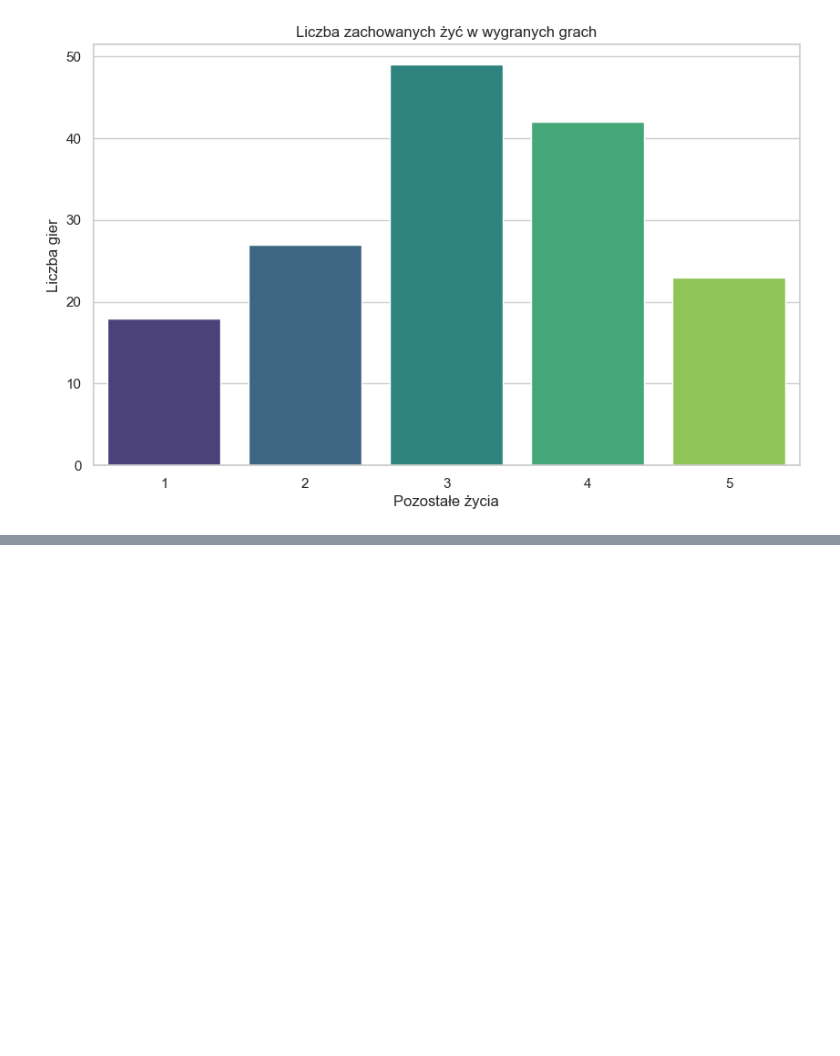
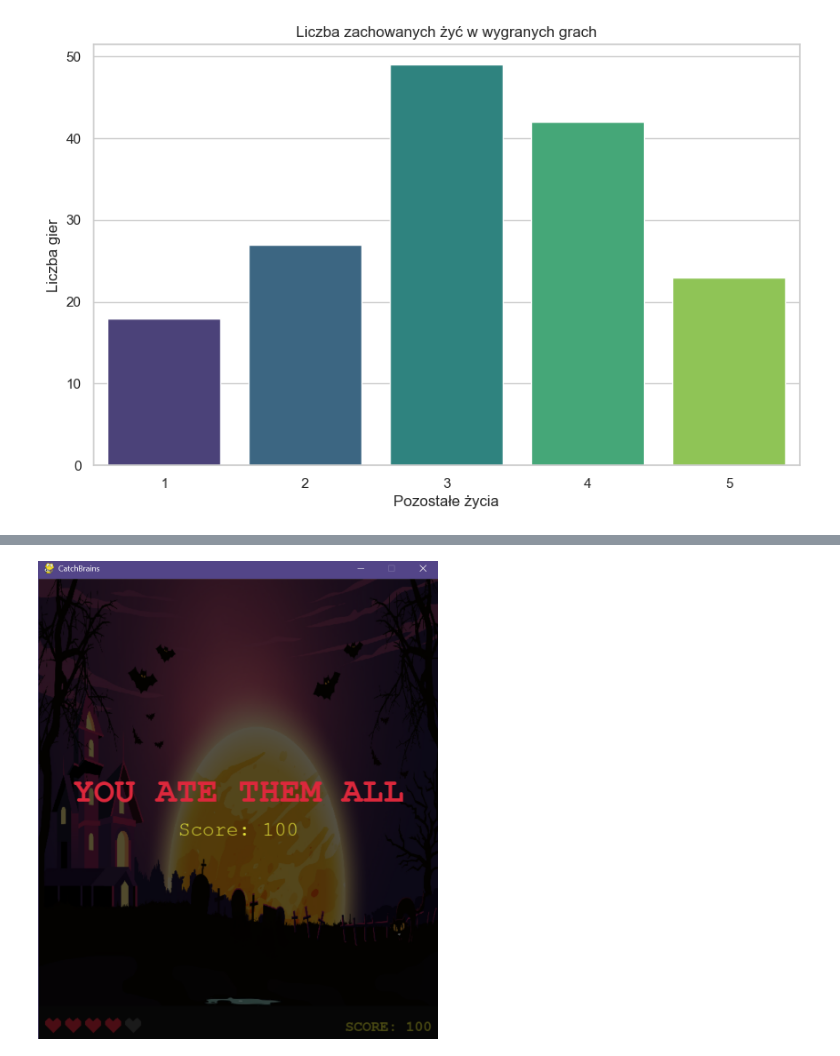
Before and after one commit to akaButter/Inteligencja-obliczeniowa, a Jupyter notebook: lab04/CatchBrains/raport04.ipynb, the cells around one changed output, grey strips where cells are left out. Cells and saved outputs as stored; diff of their text form; code cells hidden in the pictures; blank space fills up the shorter version.

```diff
--- a/lab04/CatchBrains/raport04.ipynb
+++ b/lab04/CatchBrains/raport04.ipynb
@@ -300,0 +388,4 @@ plt.show()
+# %%
+Image(filename='images/zombie3.png', width=400)
+# %% [output]
+[figure, added]
```
Also changed, not shown: parts of 15 cells of this notebook, 6 other files.
